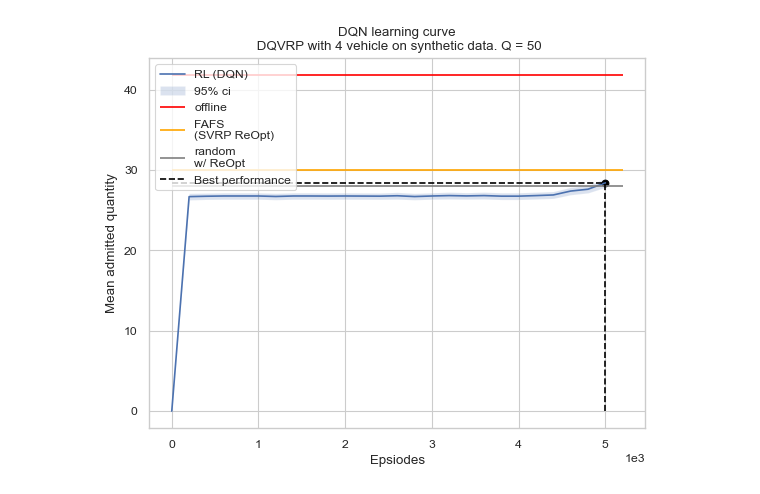
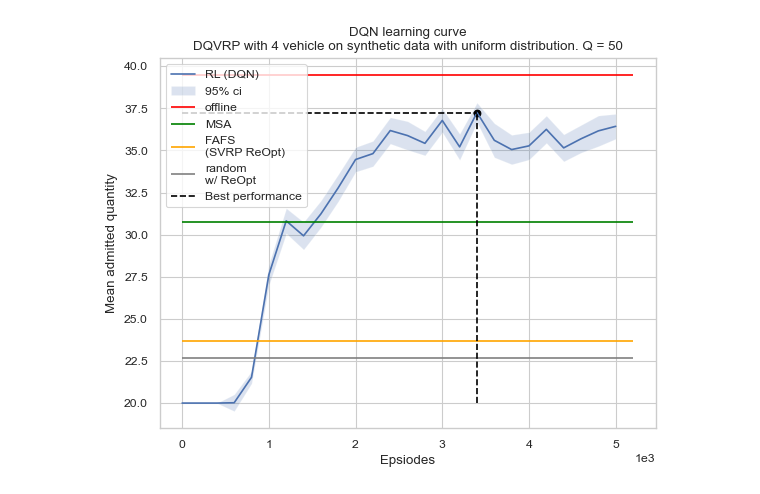
Before and after one commit to Farid-Najar/DynamicQVRP, a Jupyter notebook: test_RLagent.ipynb, the cells around one changed output. Drawn from its saved outputs; the diff is of its cells as text; code cells hidden in the pictures.

```diff
--- a/test_RLagent.ipynb
+++ b/test_RLagent.ipynb
@@ -11,7 +11,8 @@ import numpy as np
 # file = "res_VRP_DoD100_Q100"
 # file = "res_TSP_DoD100_Q100"
 # file = "res_VRP4_DoD100_Q100"
-file = "res_VRP4_DoD100_Q50"
+# file = "res_VRP4_DoD100_Q50"
+file = "res_VRP4_DoD100_Q50_uniform"
 # file = "res_VRP2_DoD100_Q100_cluster"
 
 w = 'wReOpt'
@@ -34,10 +35,10 @@ with open(f'results/{file}/res_offline.pkl', "rb") as f:
 # with open(f'results/{file}/res_SL.pkl', "rb") as f:
 #     res_SL = pickle.load(f)
 
-# with open(f'results/{file}/res_MSA.pkl', "rb") as f:
-#     res_MSA = pickle.load(f)
+with open(f'results/{file}/{w}/res_MSA.pkl', "rb") as f:
+    res_MSA = pickle.load(f)
 
-with open(f'results/{file}/{w}/res_greedy.pkl', "rb") as f:
+with open(f'results/{file}/{w}/res_fafs.pkl', "rb") as f:
     res_greedy = pickle.load(f)
 
 with open(f'results/{file}/{w}/res_random.pkl', "rb") as f:
@@ -100,37 +100,42 @@ import matplotlib.pyplot as plt
 
 sns.color_palette("deep")
 sns.set_theme('paper', 'whitegrid')
+with open(f'results/{file}/{w}/res_MSA.pkl', "rb") as f:
+    res_MSA = pickle.load(f)
 
-test_rs = np.load('results/rewards_DQN_clusters_VRP2Q100_OA.npy')
+test_rs = np.load('results/rewards_DQN_uniforme_VRP4Q50_VA.npy')
 eval_every = 200
 y_test = np.mean(test_rs, 1)
 arg_max = np.argmax(y_test)
 std_test = np.std(test_rs, 1)/np.sqrt(len(test_rs[0]))
 plt.plot(eval_every*np.arange(len(y_test)), y_test, label="RL (DQN)")
 plt.fill_between(
     eval_every*np.arange(len(y_test)),
     y_test - 2*std_test,
     y_test + 2*std_test,
     alpha=0.2,
     label = "95% ci")
 
 # plt.hlines(res_SL["rs"].mean(), 0, eval_every*len(y), 'black', label="SL", linestyles='--')
 plt.hlines(res_offline["rs"].mean(), 0, eval_every*len(y_test), 'red', label="offline", linestyles='solid')
+plt.hlines(res_MSA["rs"].mean(), 0, eval_every*len(y_test), 'green', label="MSA", linestyles='solid')
 plt.hlines(res_greedy["rs"].mean(), 0, eval_every*len(y_test), 'orange', label="FAFS\n(SVRP ReOpt)", linestyles='solid')
 plt.hlines(res_random["rs"].mean(), 0, eval_every*len(y_test), 'gray', label="random\nw/ ReOpt", linestyles='solid')
 
 plt.hlines(y_test[arg_max], 0, eval_every*arg_max, 'black', label="Best performance", linestyles='dashed')
 plt.vlines(eval_every*arg_max, np.amin(y_test), y_test[arg_max], 'black', linestyles='dashed')
 plt.scatter(eval_every*arg_max, y_test[arg_max], c  = 'black')#, label="Best performance", linestyles='dashed')
 # plt.hlines(res_greedy_wo["rs"].mean(), 0, eval_every*len(y_test), 'orange', label="greedy", linestyles='--')
 # plt.hlines(y_test[0], 0, eval_every*len(y_test), 'gray', label="random⁄⁄⁄", linestyles='--')
 
 
 plt.gca().ticklabel_format(axis='x', style='sci', scilimits=(0, 0))
 plt.xlabel('Epsiodes')
 plt.ylabel('Mean admitted quantity')
-plt.title(f'DQN learning curve\n DQVRP with {len(env_configs['emissions_KM'])} vehicle on synthetic data. Q = {env_configs["Q"]}')
+plt.title(
+ f'DQN learning curve\nDQVRP with {len(env_configs['emissions_KM'])} vehicle on synthetic data with uniform distribution. Q = {env_configs["Q"]}'
+)
 plt.legend()
 plt.show()
 # %% [output]
-[figure, old version]
+[figure, new version]
```
Also changed, not shown: parts of 3 cells of this notebook, 14 other files.
